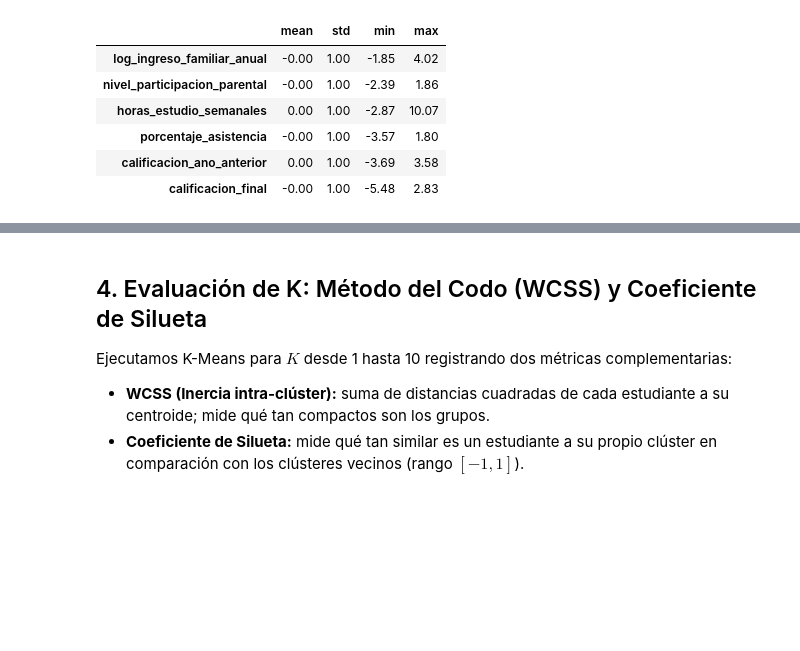
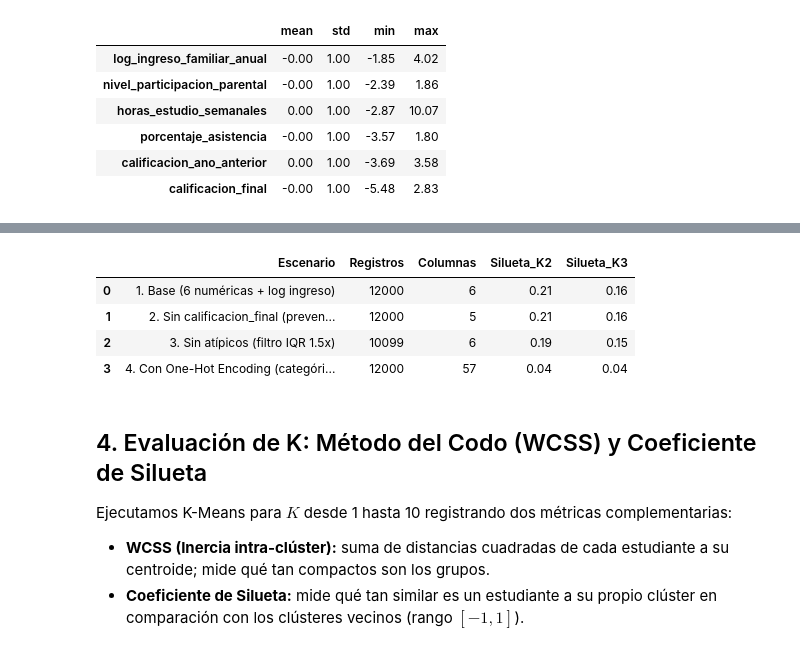
Before and after one commit to andreyac1397/ETL_EDA_KMeans_Data-Calificaciones_Suicidios, a Jupyter notebook: notebooks/01_Calificaciones/04_Preprocesamiento.ipynb, the cells around one changed output, grey strips where cells are left out. Saved outputs shown, nothing was run; the diff lists cells and outputs as text; code cells hidden in the pictures; blank space fills up the shorter version.

```diff
--- a/notebooks/01_Calificaciones/04_Preprocesamiento.ipynb
+++ b/notebooks/01_Calificaciones/04_Preprocesamiento.ipynb
@@ -125,3 +133,75 @@ display(df_scaled.describe().T[["mean", "std", "min", "max"]])
+# %%
+# Validación experimental de las recomendaciones de la Parte 03 (EDA Visual)
+# Detecta automáticamente si df conserva los nombres en inglés del CSV o en español
+en_ingles = "annual_family_income_inr" in df.columns
+
+c_ing = "annual_family_income_inr" if en_ingles else "ingreso_familiar_anual_inr"
+c_par = "parental_involvement_score" if en_ingles else "nivel_participacion_parental"
+c_est = "study_hours_per_week" if en_ingles else "horas_estudio_semanales"
+c_asi = "attendance_rate_pct" if en_ingles else "porcentaje_asistencia"
+c_ant = "previous_year_grade_pct" if en_ingles else "calificacion_ano_anterior"
+c_fin = "final_grade_pct" if en_ingles else "calificacion_final"
+
+cat_ohe = (
+    ["gender", "school_type", "residence_type", "father_education_level",
+     "mother_education_level", "father_occupation", "mother_occupation", "scholarship_status"]
+    if en_ingles else
+    ["genero", "tipo_escuela", "zona_residencia", "nivel_educativo_padre",
+     "nivel_educativo_madre", "ocupacion_padre", "ocupacion_madre", "estado_beca"]
+)
+bin_cols = (
+    ["single_parent_household", "has_internet_access", "has_computer_or_laptop", "extra_tutoring"]
+    if en_ingles else
+    ["hogar_monoparental", "acceso_internet", "tiene_computadora", "tutoria_adicional"]
+)
+
+df_val = df.copy()
+df_val["log_ingreso_familiar_anual"] = np.log1p(df_val[c_ing])
+
+# Escenario 1: Modelo base (6 variables continuas/ordinales + logaritmo en ingreso)
+features_base = ["log_ingreso_familiar_anual", c_par, c_est, c_asi, c_ant, c_fin]
+X_base = StandardScaler().fit_transform(df_val[features_base])
+sil2_base = silhouette_score(X_base, KMeans(n_clusters=2, random_state=42, n_init=10).fit_predict(X_base), random_state=42)
+sil3_base = silhouette_score(X_base, KMeans(n_clusters=3, random_state=42, n_init=10).fit_predict(X_base), random_state=42)
+
+# Escenario 2: Sin calificacion_final (enfoque preventivo antes de la nota final)
+features_prev = features_base[:-1]
+X_prev = StandardScaler().fit_transform(df_val[features_prev])
+sil2_prev = silhouette_score(X_prev, KMeans(n_clusters=2, random_state=42, n_init=10).fit_predict(X_prev), random_state=42)
+sil3_prev = silhouette_score(X_prev, KMeans(n_clusters=3, random_state=42, n_init=10).fit_predict(X_prev), random_state=42)
+
+# Escenario 3: Eliminando valores atípicos mediante criterio 1.5 * IQR
+vars_iqr = [c_ing, c_par, c_est, c_asi, c_ant, c_fin]
+mask_out = pd.Series(False, index=df_val.index)
+for col in vars_iqr:
+    q1, q3 = df_val[col].quantile([0.25, 0.75])
+    iqr = q3 - q1
+    mask_out |= (df_val[col] < q1 - 1.5 * iqr) | (df_val[col] > q3 + 1.5 * iqr)
+
+df_sin_out = df_val.loc[~mask_out].copy()
+X_sin_out = StandardScaler().fit_transform(df_sin_out[features_base])
+sil2_out = silhouette_score(X_sin_out, KMeans(n_clusters=2, random_state=42, n_init=10).fit_predict(X_sin_out), random_state=42)
+sil3_out = silhouette_score(X_sin_out, KMeans(n_clusters=3, random_state=42, n_init=10).fit_predict(X_sin_out), random_state=42)
+
+# Escenario 4: Incluyendo variables categóricas con One-Hot Encoding (disyuntivo)
+df_ohe = pd.get_dummies(df_val[features_base + bin_cols + cat_ohe], dtype=float)
+X_ohe = StandardScaler().fit_transform(df_ohe)
+sil2_ohe = silhouette_score(X_ohe, KMeans(n_clusters=2, random_state=42, n_init=10).fit_predict(X_ohe), random_state=42)
+sil3_ohe = silhouette_score(X_ohe, KMeans(n_clusters=3, random_state=42, n_init=10).fit_predict(X_ohe), random_state=42)
+
+comparativa_escenarios = pd.DataFrame([
+    {"Escenario": "1. Base (6 numéricas + log ingreso)", "Registros": len(df_val), "Columnas": len(features_base), "Silueta_K2": round(sil2_base, 4), "Silueta_K3": round(sil3_base, 4)},
+    {"Escenario": "2. Sin calificacion_final (preventivo)", "Registros": len(df_val), "Columnas": len(features_prev), "Silueta_K2": round(sil2_prev, 4), "Silueta_K3": round(sil3_prev, 4)},
+    {"Escenario": "3. Sin atípicos (filtro IQR 1.5x)", "Registros": len(df_sin_out), "Columnas": len(features_base), "Silueta_K2": round(sil2_out, 4), "Silueta_K3": round(sil3_out, 4)},
+    {"Escenario": "4. Con One-Hot Encoding (categóricas)", "Registros": len(df_val), "Columnas": df_ohe.shape[1], "Silueta_K2": round(sil2_ohe, 4), "Silueta_K3": round(sil3_ohe, 4)},
+])
+display(comparativa_escenarios)
+# %% [output]
+|  | Escenario | Registros | Columnas | Silueta_K2 | Silueta_K3 |
+| 0 | 1. Base (6 numéricas + log ingreso) | 12000 | 6 | 0.21 | 0.16 |
+| 1 | 2. Sin calificacion_final (preven... | 12000 | 5 | 0.21 | 0.16 |
+| 2 | 3. Sin atípicos (filtro IQR 1.5x) | 10099 | 6 | 0.19 | 0.15 |
+| 3 | 4. Con One-Hot Encoding (categóri... | 12000 | 57 | 0.04 | 0.04 |
 # %% [markdown]
 ## 4. Evaluación de K: Método del Codo (WCSS) y Coeficiente de Silueta
 
```
Also changed, not shown: parts of 2 cells of this notebook, 9 other files.
